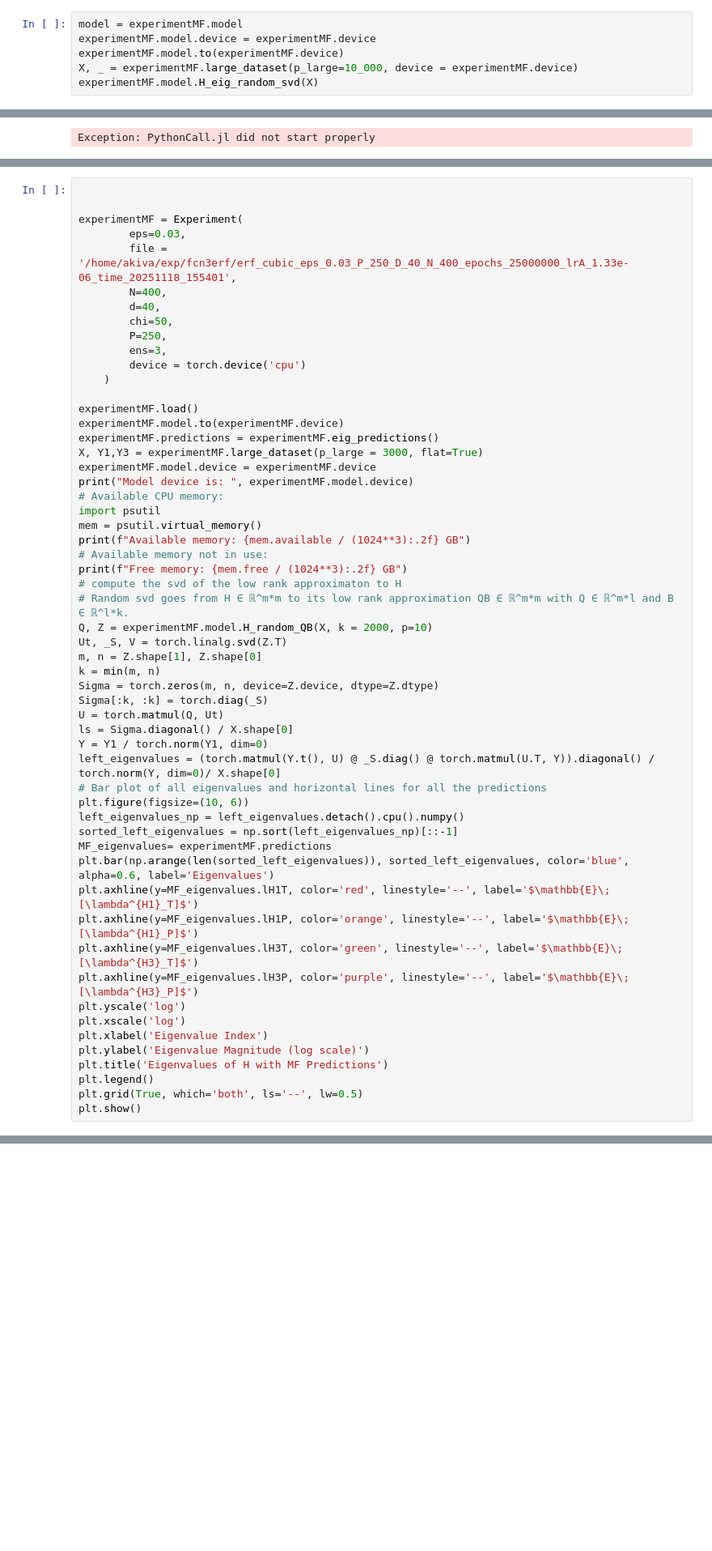
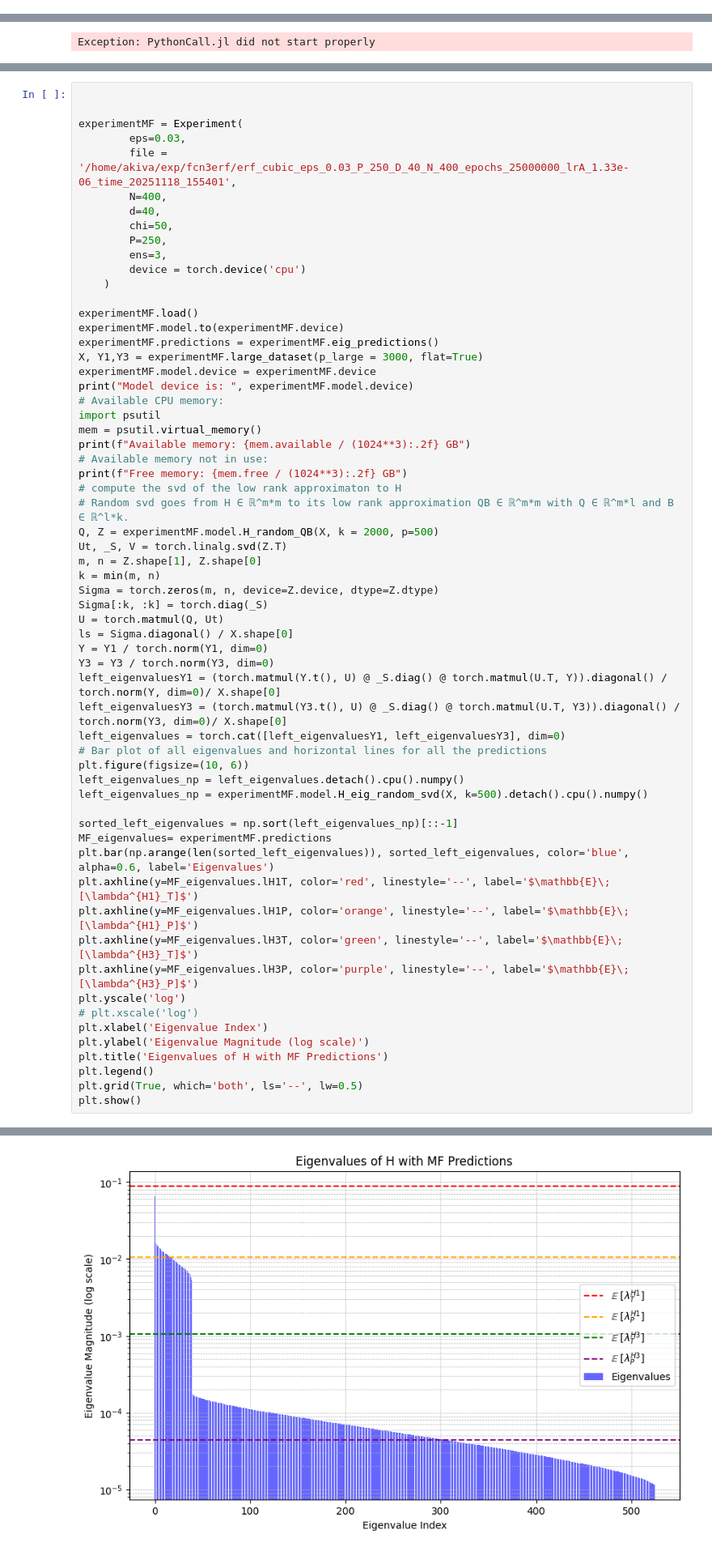
Before and after one commit to theideasmith/FCNX-Ensembling, a Jupyter notebook: journal/Analyzing Spectrum Cubic Erf.ipynb, the cells around one changed output, grey strips where cells are left out. Shown at 81% size. Saved outputs shown, nothing was run; the diff lists cells and outputs as text; blank space fills up the shorter version.

```diff
--- a/journal/Analyzing Spectrum Cubic Erf.ipynb
+++ b/journal/Analyzing Spectrum Cubic Erf.ipynb
@@ -91,6 +54,0 @@ X
-# %%
-model = experimentMF.model
-experimentMF.model.device = experimentMF.device
-experimentMF.model.to(experimentMF.device)
-X, _ = experimentMF.large_dataset(p_large=10_000, device = experimentMF.device)
-experimentMF.model.H_eig_random_svd(X)
@@ -2354,7 +1690,7 @@ print(f"Available memory: {mem.available / (1024**3):.2f} GB")
 print(f"Free memory: {mem.free / (1024**3):.2f} GB")
 # compute the svd of the low rank approximaton to H
 # Random svd goes from H ∈ ℝ^m*m to its low rank approximation QB ∈ ℝ^m*m with Q ∈ ℝ^m*l and B ∈ ℝ^l*k.
-Q, Z = experimentMF.model.H_random_QB(X, k = 2000, p=10)
+Q, Z = experimentMF.model.H_random_QB(X, k = 2000, p=500)
 Ut, _S, V = torch.linalg.svd(Z.T)
 m, n = Z.shape[1], Z.shape[0]
 k = min(m, n)
@@ -2363,10 +1699,15 @@ Sigma[:k, :k] = torch.diag(_S)
 U = torch.matmul(Q, Ut)
 ls = Sigma.diagonal() / X.shape[0]
 Y = Y1 / torch.norm(Y1, dim=0)
-left_eigenvalues = (torch.matmul(Y.t(), U) @ _S.diag() @ torch.matmul(U.T, Y)).diagonal() / torch.norm(Y, dim=0)/ X.shape[0]
+Y3 = Y3 / torch.norm(Y3, dim=0)
+left_eigenvaluesY1 = (torch.matmul(Y.t(), U) @ _S.diag() @ torch.matmul(U.T, Y)).diagonal() / torch.norm(Y, dim=0)/ X.shape[0]
+left_eigenvaluesY3 = (torch.matmul(Y3.t(), U) @ _S.diag() @ torch.matmul(U.T, Y3)).diagonal() / torch.norm(Y3, dim=0)/ X.shape[0]
+left_eigenvalues = torch.cat([left_eigenvaluesY1, left_eigenvaluesY3], dim=0)
 # Bar plot of all eigenvalues and horizontal lines for all the predictions
 plt.figure(figsize=(10, 6))
 left_eigenvalues_np = left_eigenvalues.detach().cpu().numpy()
+left_eigenvalues_np = experimentMF.model.H_eig_random_svd(X, k=500).detach().cpu().numpy()
+
 sorted_left_eigenvalues = np.sort(left_eigenvalues_np)[::-1]
 MF_eigenvalues= experimentMF.predictions
 plt.bar(np.arange(len(sorted_left_eigenvalues)), sorted_left_eigenvalues, color='blue', alpha=0.6, label='Eigenvalues')
@@ -2375,7 +1716,7 @@ plt.axhline(y=MF_eigenvalues.lH1P, color='orange', linestyle='--', label='$\math
 plt.axhline(y=MF_eigenvalues.lH3T, color='green', linestyle='--', label='$\mathbb{E}\;[\lambda^{H3}_T]$')
 plt.axhline(y=MF_eigenvalues.lH3P, color='purple', linestyle='--', label='$\mathbb{E}\;[\lambda^{H3}_P]$')
 plt.yscale('log')
-plt.xscale('log')
+# plt.xscale('log')
 plt.xlabel('Eigenvalue Index')
 plt.ylabel('Eigenvalue Magnitude (log scale)')
 plt.title('Eigenvalues of H with MF Predictions')
@@ -2386,0 +1744 @@ plt.show()
+[figure, added]
```
Also changed, not shown: parts of 59 cells of this notebook, 9 other files.
